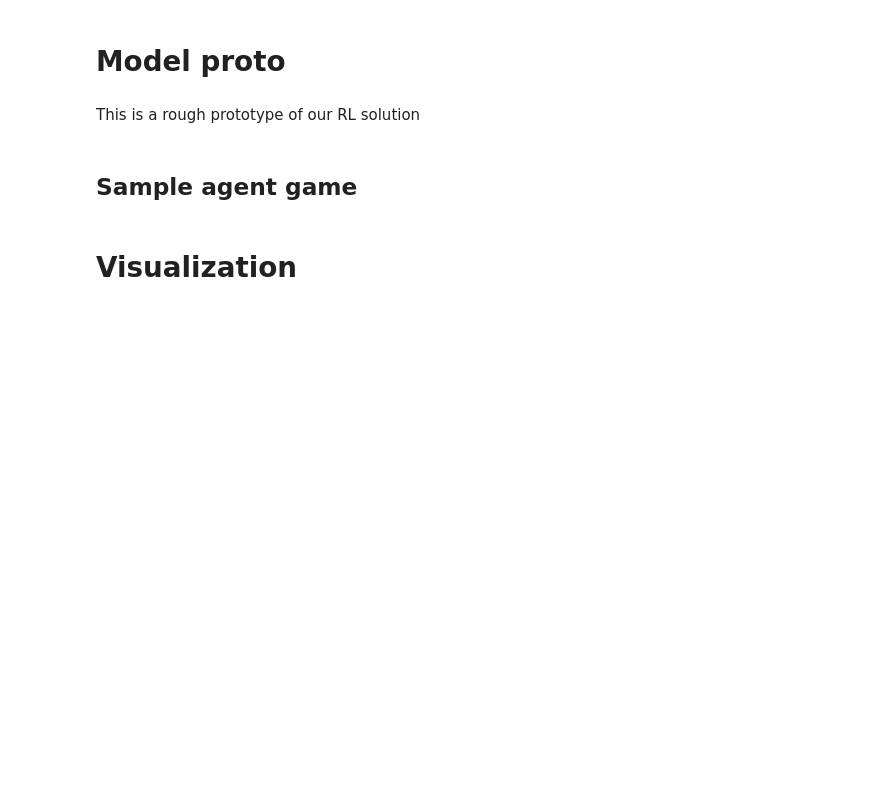
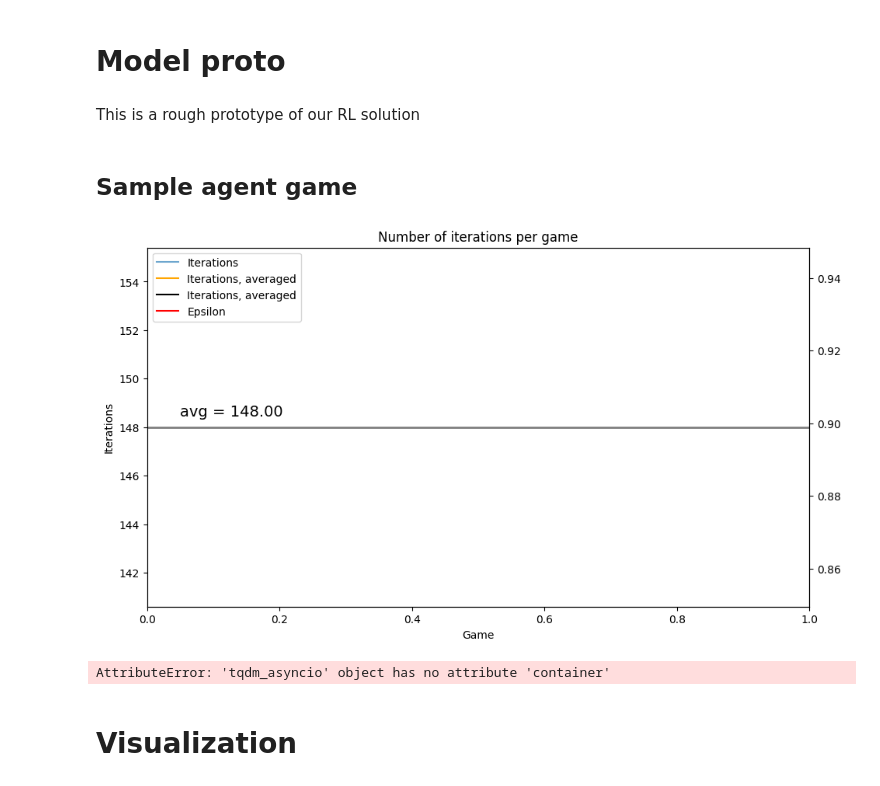
Before and after one commit to Sambura/DnD-RL-combat-agent, a Jupyter notebook: notebooks/model_proto.ipynb, the cells around one changed output. Drawn from its saved outputs; the diff is of its cells as text; code cells hidden in the pictures; blank space fills up the shorter version.

```diff
--- a/notebooks/model_proto.ipynb
+++ b/notebooks/model_proto.ipynb
@@ -99,39 +99,41 @@ if report_results:
 else: gen_path = '..' # so that checkpoints still work
 # %%
 last_update = time.time()
-
+gen = fieldGenerator(board_size=board_size).load_from_folder('../Tokens')
 last_checkpoint = checkpoints[-1] if len(checkpoints) > 0 else 0
 with tqdm(range(games), desc='Training', smoothing=0.1) as pbar:
     for i in pbar:
-        game = generate_balanced_game(board_size, game_config)
-
+        game = gen.generate_balanced_game(targetCR=1)
         outputs = agent.predict(game.observe_board())
         metric = np.mean(np.abs(outputs), axis=(1, 2))
         mag1s.append(metric[0])
         mag2s.append(metric[1])
         pbar.set_postfix({'mag1': metric[0], 'mag2': metric[1]})
 
         iter_count = train_loop(agent, game, reward_policy, iter_limit=game_iter_limit)
         iters.append(iter_count)
         eps.append(agent.epsilon)
 
         ctime = time.time()
         if ctime - last_update > 20:
             clear_output(wait=True)
             plot_training_history(iters, eps, checkpoints, vlines=reps, min_ymax=30, average_last=average_result_over)
             display(pbar.container)
             last_update = ctime
 
         iter_i = len(iters)
         if iter_i - last_checkpoint >= checkpoint_interval:
             last_checkpoint = iter_i
             checkpoints.append(iter_i)
             avg = np.mean(iters[-average_result_over:]) # recent performance
             agent.save_agent(os.path.join(gen_path, f'checkpoints/agent-{avg:0.1f}i-{iter_i / 1000:0.1f}k'))
 
         if did_replace[0]:
             did_replace[0] = False
             reps.append(iter_i)
+# %% [output]
+[figure, added]
+AttributeError: 'tqdm_asyncio' object has no attribute 'container'
 # %%
 plot_training_history(iters, eps, checkpoints, vlines=reps, min_ymax=3000, figsize=(20, 10), show=False)
 if report_results:
```
Also changed, not shown: parts of 2 cells of this notebook, 10 other files.
